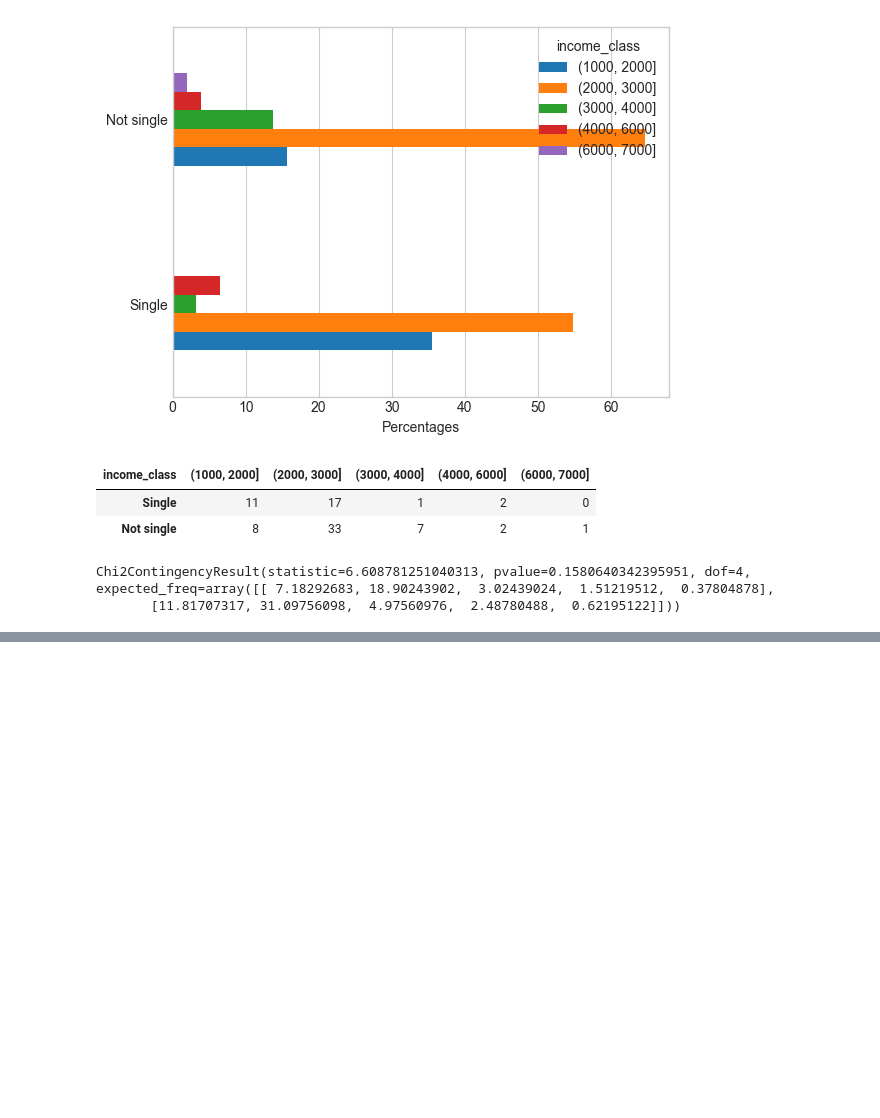
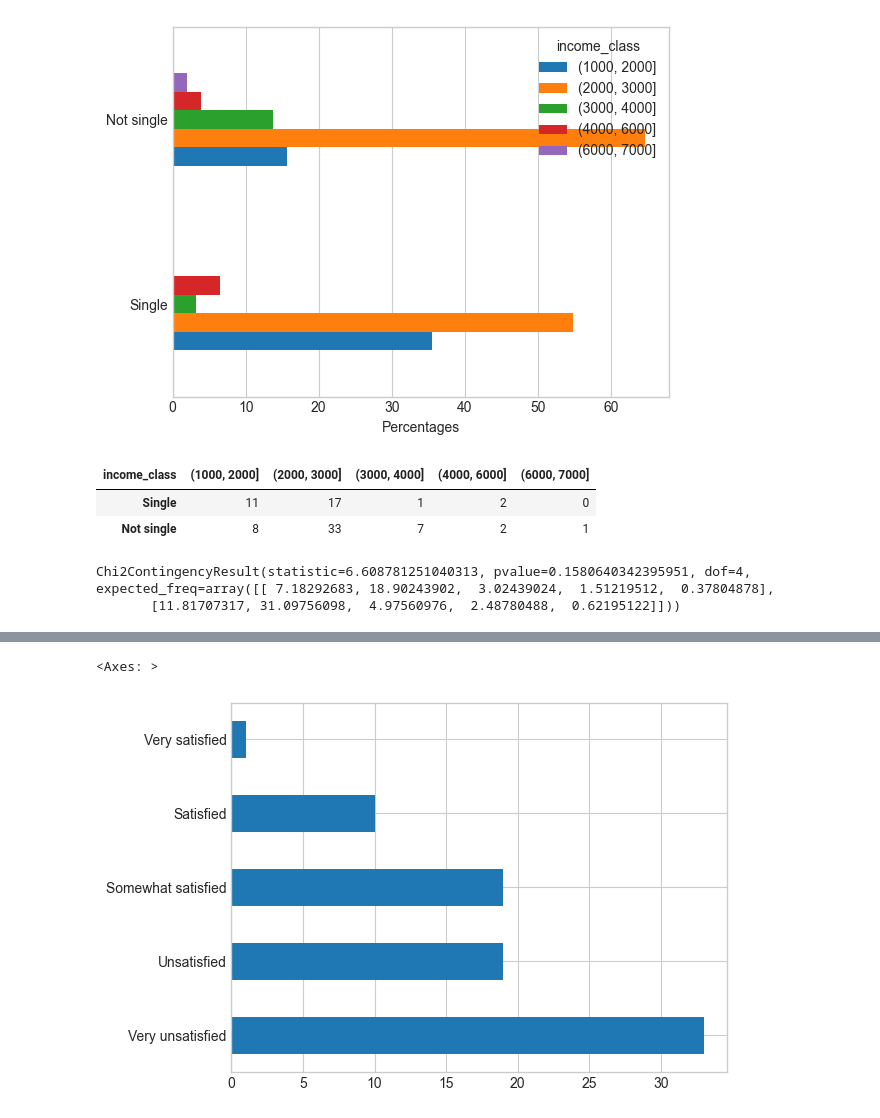
Before and after one commit to KatieRJ/BigDataProject, a Jupyter notebook: Family&Salary.ipynb, the cells around one changed output, grey strips where cells are left out. Drawn from its saved outputs; the diff is of its cells as text; code cells hidden in the pictures; blank space fills up the shorter version.

```diff
--- a/Family&Salary.ipynb
+++ b/Family&Salary.ipynb
@@ -256,0 +278,6 @@ Chi2ContingencyResult(statistic=6.608781251040313, pvalue=0.1580640342395951, do
+# %%
+df6=pd.crosstab(df['sat_salary'], 'Count')
+# %%
+df6.columns.name='Satisfaction level'
+df6.index=['Very unsatisfied','Unsatisfied','Somewhat satisfied','Satisfied','Very satisfied']
+df6
@@ -256,0 +291,5 @@ Chi2ContingencyResult(statistic=6.608781251040313, pvalue=0.1580640342395951, do
+# %%
+df6.plot.barh(legend = False)
+# %% [output]
+<Axes: >
+[figure, added]
```
Also changed, not shown: parts of 11 cells of this notebook, 1 other file.
